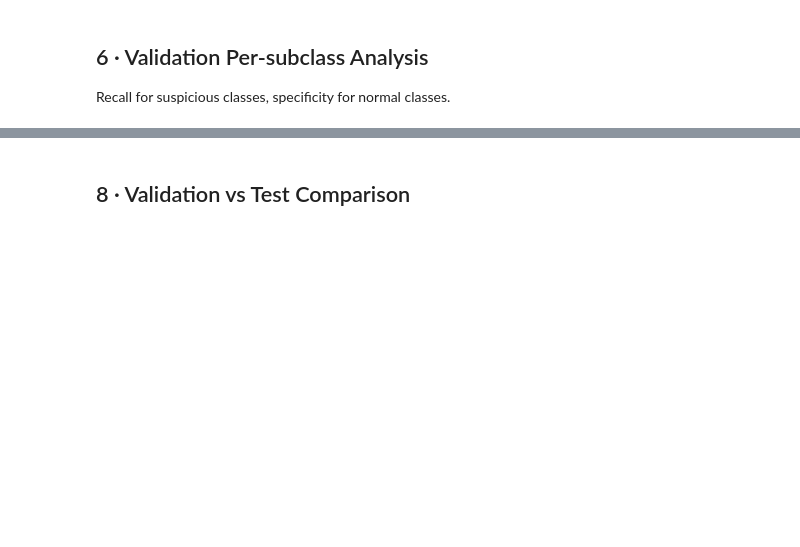
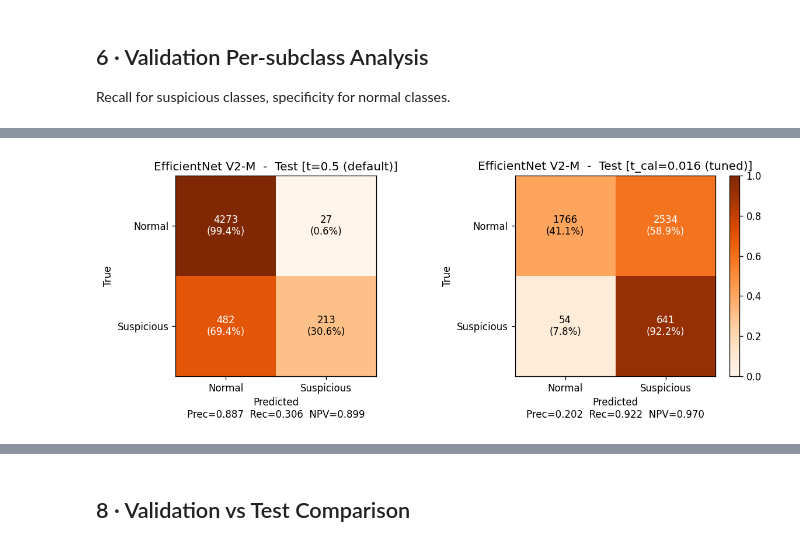
Before and after one commit to Jordixu/AAIB, a Jupyter notebook: notebooks/results_efficientnet_v2_m.ipynb, the cells around one changed output, grey strips where cells are left out. Drawn from its saved outputs; the diff is of its cells as text; code cells hidden in the pictures; blank space fills up the shorter version.

```diff
--- a/notebooks/results_efficientnet_v2_m.ipynb
+++ b/notebooks/results_efficientnet_v2_m.ipynb
@@ -408,7 +504,7 @@ else:
 
     tp05 = m05.get("tp", 0); fp05 = m05.get("fp", 0); fn05 = m05.get("fn", 0)
     table_rows = [{
-        "Threshold":  "0.5",
+        "Threshold":  "0.5 (default)",
         "PR-AUC":     round(m05.get("pr_auc", float("nan")), 4),
         "MCC":        round(m05.get("mcc",    float("nan")), 4),
         "NPV":        round(m05.get("npv",    float("nan")), 4),
@@ -418,30 +514,89 @@ else:
     if mcal:
         t = mcal.get("threshold", "?")
         table_rows.append({
-            "Threshold":  f"t_safe ({t:.3f})" if isinstance(t, float) else f"t_safe ({t})",
-            "PR-AUC":     "\u2014", "MCC": "\u2014",
+            "Threshold":  f"t_cal={t:.3f} (tuned)" if isinstance(t, float) else f"t_cal={t} (tuned)",
+            "PR-AUC":     " - ", "MCC": " - ",
             "NPV":        round(mcal.get("npv",       float("nan")), 4),
             "Precision":  round(mcal.get("precision", float("nan")), 3),
             "Recall":     round(mcal.get("recall",    float("nan")), 3),
         })
     display(pd.DataFrame(table_rows).set_index("Threshold"))
 
-    sub_recall = test_res.get("subclass_recall", {})
-    if sub_recall:
-        sub_items  = sorted(sub_recall.items(), key=lambda x: x[1])
-        sub_labels = [r[0] for r in sub_items]
-        sub_vals   = [r[1] for r in sub_items]
-        bar_colors = [
-            "#d32f2f" if v < 0.5 else "#ffd600" if v < 0.85 else "#388e3c"
-            for v in sub_vals
-        ]
-        fig, ax = plt.subplots(figsize=(max(5, len(sub_labels) * 0.8), 3))
-        ax.barh(sub_labels, sub_vals, color=bar_colors)
-        ax.axvline(0.85, color="red", ls="--", lw=1.5, label="0.85 target")
-        ax.set_xlim(0, 1.05); ax.set_xlabel("Recall")
-        ax.set_title(
-            f"{DISPLAY_NAME} \u2014 Per-subclass recall (Test set)"
-        )
-        ax.legend(fontsize=8); ax.grid(True, alpha=0.3, axis="x")
+    # ── Test confusion matrices ───────────────────────────────────────────────
+    test_cm_data = []
+    if all(k in m05 for k in ("tp", "fp", "tn", "fn")):
+        test_cm_data.append((
+            np.array([[m05["tn"], m05["fp"]], [m05["fn"], m05["tp"]]]),
+            "t=0.5 (default)"
+        ))
+    if mcal and all(k in mcal for k in ("tp", "fp", "tn", "fn")):
+        t_c = mcal.get("threshold", "?")
+        t_c_str = f"t_cal={t_c:.3f}" if isinstance(t_c, float) else str(t_c)
+        test_cm_data.append((
+            np.array([[mcal["tn"], mcal["fp"]], [mcal["fn"], mcal["tp"]]]),
+            f"{t_c_str} (tuned)"
+        ))
+
+    if test_cm_data:
+        ncols = len(test_cm_data)
+        fig, axes = plt.subplots(1, ncols, figsize=(5 * ncols, 4))
+        axes = [axes] if ncols == 1 else list(axes)
+        last_im = None
+        for ax, (cm_t, label) in zip(axes, test_cm_data):
+            cm_pct = cm_t.astype(float) / cm_t.sum(axis=1, keepdims=True)
+            last_im = ax.imshow(cm_pct, vmin=0, vmax=1, cmap="Oranges")
+            tick_labels = ["Normal", "Suspicious"]
+            ax.set_xticks([0, 1]); ax.set_xticklabels(tick_labels)
+            ax.set_yticks([0, 1]); ax.set_yticklabels(tick_labels)
+            for i in range(2):
+                for j in range(2):
+                    ax.text(
+                        j, i, f"{cm_t[i, j]}\n({cm_pct[i, j]:.1%})",
+                        ha="center", va="center", fontsize=10,
+                        color="white" if cm_pct[i, j] > 0.5 else "black",
+                    )
+            tp_v = cm_t[1, 1]; tn_v = cm_t[0, 0]; fp_v = cm_t[0, 1]; fn_v = cm_t[1, 0]
+            prec_v = tp_v / (tp_v + fp_v) if (tp_v + fp_v) > 0 else float("nan")
+            rec_v  = tp_v / (tp_v + fn_v) if (tp_v + fn_v) > 0 else float("nan")
+            npv_v  = tn_v / (tn_v + fn_v) if (tn_v + fn_v) > 0 else float("nan")
+            ax.set_title(f"{DISPLAY_NAME}  -  Test [{label}]")
+            ax.set_ylabel("True")
+            ax.set_xlabel(f"Predicted\nPrec={prec_v:.3f}  Rec={rec_v:.3f}  NPV={npv_v:.3f}")
+        if last_im is not None:
+            plt.colorbar(last_im, ax=axes[-1], fraction=0.046)
         fig.tight_layout()
         plt.show()
+
+    sub_recall     = test_res.get("subclass_recall", {})
+    sub_recall_cal = test_res.get("subclass_recall_at_calibrated_threshold", {})
+    recalls_to_show = []
+    if sub_recall:
+        recalls_to_show.append((sub_recall, "t=0.5 (default)"))
+    if sub_recall_cal:
+        t_c = mcal.get("threshold", "?") if mcal else "?"
+        t_c_str = f"t_cal={t_c:.3f}" if isinstance(t_c, float) else str(t_c)
+        recalls_to_show.append((sub_recall_cal, f"{t_c_str} (tuned)"))
+    if recalls_to_show:
+        n_subs = max(len(r[0]) for r in recalls_to_show)
+        ncols  = len(recalls_to_show)
+        fig, axes = plt.subplots(1, ncols, figsize=(max(5, n_subs * 0.8) * ncols, 3),
+                                 sharey=True, squeeze=False)
+        for ax, (sr, sr_label) in zip(axes[0], recalls_to_show):
+            sr_items  = sorted(sr.items(), key=lambda x: x[1])
+            sr_labels = [r[0] for r in sr_items]
+            sr_vals   = [r[1] for r in sr_items]
+            bar_colors = [
+                "#d32f2f" if v < 0.5 else "#ffd600" if v < 0.85 else "#388e3c"
+                for v in sr_vals
+            ]
+            ax.barh(sr_labels, sr_vals, color=bar_colors)
+            ax.axvline(0.85, color="red", ls="--", lw=1.5, label="0.85 target")
+            ax.set_xlim(0, 1.05); ax.set_xlabel("Recall")
+            ax.set_title(sr_label)
+            ax.legend(fontsize=8); ax.grid(True, alpha=0.3, axis="x")
+        fig.suptitle(
+            f"{DISPLAY_NAME} - Per-subclass recall (Test set)", fontsize=11
+        )
+        fig.tight_layout()
+        plt.show()
+# %% [output]
@@ -447,0 +608 @@ else:
+[figure, added]
```
Also changed, not shown: parts of 12 cells of this notebook, 7 other files.
